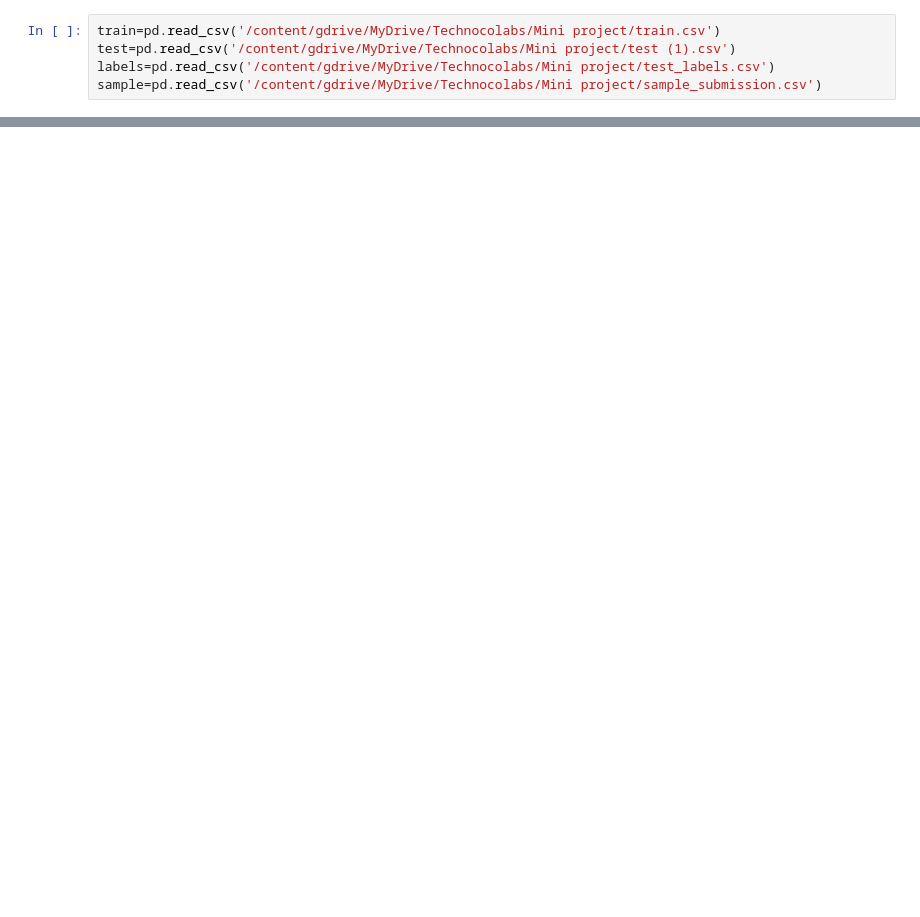
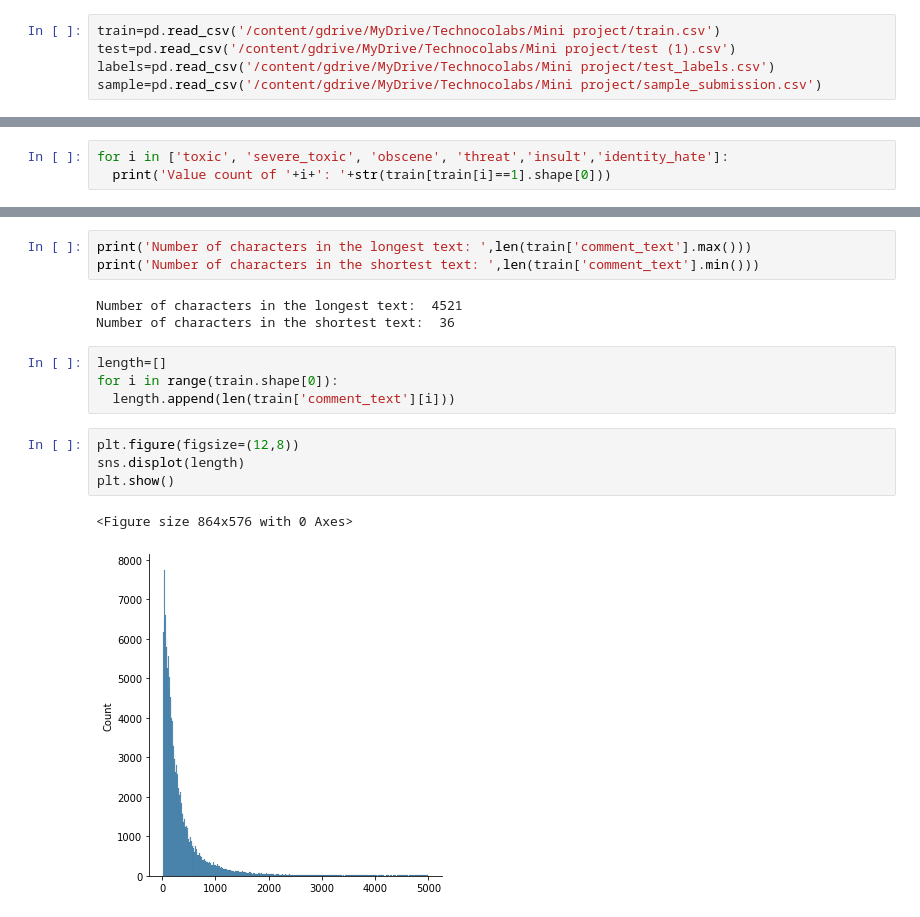
Before and after one commit to Akshith213/Technocolabs, a Jupyter notebook: Toxic_Comment_Classification.ipynb, the cells around one changed output, grey strips where cells are left out. Saved outputs shown, nothing was run; the diff lists cells and outputs as text; blank space fills up the shorter version.

```diff
--- a/Toxic_Comment_Classification.ipynb
+++ b/Toxic_Comment_Classification.ipynb
@@ -15,0 +63,3 @@ sample=pd.read_csv('/content/gdrive/MyDrive/Technocolabs/Mini project/sample_sub
+# %%
+for i in ['toxic', 'severe_toxic', 'obscene', 'threat','insult','identity_hate']:
+  print('Value count of '+i+': '+str(train[train[i]==1].shape[0]))
@@ -15,0 +81,17 @@ sample=pd.read_csv('/content/gdrive/MyDrive/Technocolabs/Mini project/sample_sub
+# %%
+print('Number of characters in the longest text: ',len(train['comment_text'].max()))
+print('Number of characters in the shortest text: ',len(train['comment_text'].min()))
+# %% [output]
+Number of characters in the longest text:  4521
+Number of characters in the shortest text:  36
+# %%
+length=[]
+for i in range(train.shape[0]):
+  length.append(len(train['comment_text'][i]))
+# %%
+plt.figure(figsize=(12,8))
+sns.displot(length)
+plt.show()
+# %% [output]
+<Figure size 864x576 with 0 Axes>
+[figure, added]
```
Also changed, not shown: parts of 9 cells of this notebook.
